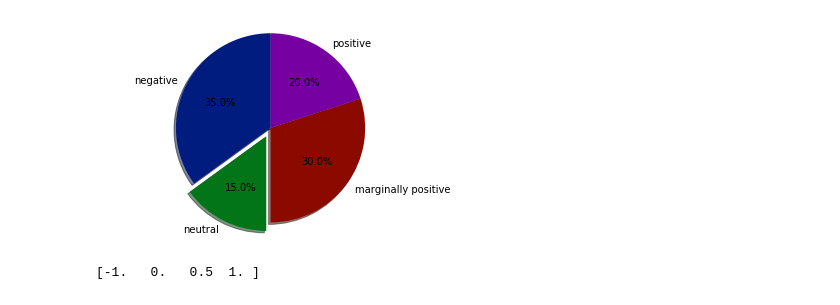
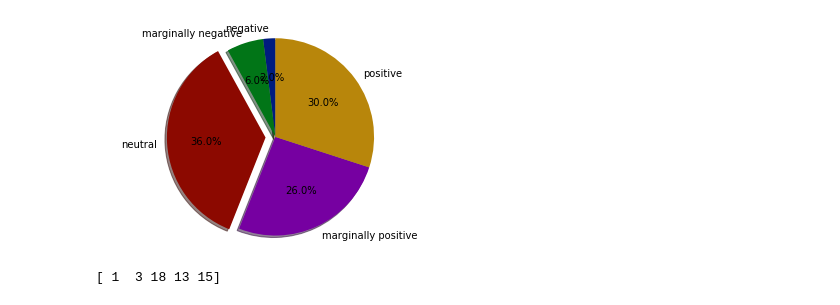
Before and after one commit to JoeSealy/TwitterJudge, a Jupyter notebook: TwitterJudge-master/Twitter Judge.ipynb, the cells around one changed output. Saved outputs shown, nothing was run; the diff lists cells and outputs as text; code cells hidden in the pictures.

```diff
--- a/TwitterJudge-master/Twitter Judge.ipynb
+++ b/TwitterJudge-master/Twitter Judge.ipynb
@@ -91,8 +91,8 @@ if __name__ == "__main__":
     analyse_tweet = AnalyseTweetTwitter()
     api = twitter_client.Twitter_API()
 
-    TTweets = api.user_timeline(screen_name = "atlanta_lawless", count = 20)
-    Tweets = api.user_timeline(screen_name = "brennybanks", count = 20)
+    TTweets = api.user_timeline(screen_name = "BorisJohnson", count = 50)
+    Tweets = api.user_timeline(screen_name = "jeremycorbyn", count = 50)
 
     #TTweets = api.search(q = "cats", lang = "en", result_type = "recent", count = 20)
 
@@ -204,13 +206,13 @@ plt.show()
 # %%
 matplotlib.axes.Axes.pie
 matplotlib.pyplot.pie
 unique_elements, counts_elements = np.unique(dftweet['Vader SA'].values, return_counts= True)
-labels =['negative','neutral','marginally positive','positive'];
-explode = (0,0.1, 0, 0)
+labels =['negative', 'marginally negative','neutral','marginally positive','positive'];
+explode = (0,0,0.1, 0, 0)
 plt.pie(counts_elements, explode=explode, labels=labels, autopct='%1.1f%%', shadow=True, startangle=90 )
 plt.axis('equal')
 plt.show()
-print(unique_elements)
+print(counts_elements)
 # %% [output]
-[figure, old version]
+[figure, new version]
-[-1.   0.   0.5  1. ]
+[ 1  3 18 13 15]
```
Also changed, not shown: parts of 9 cells of this notebook.
